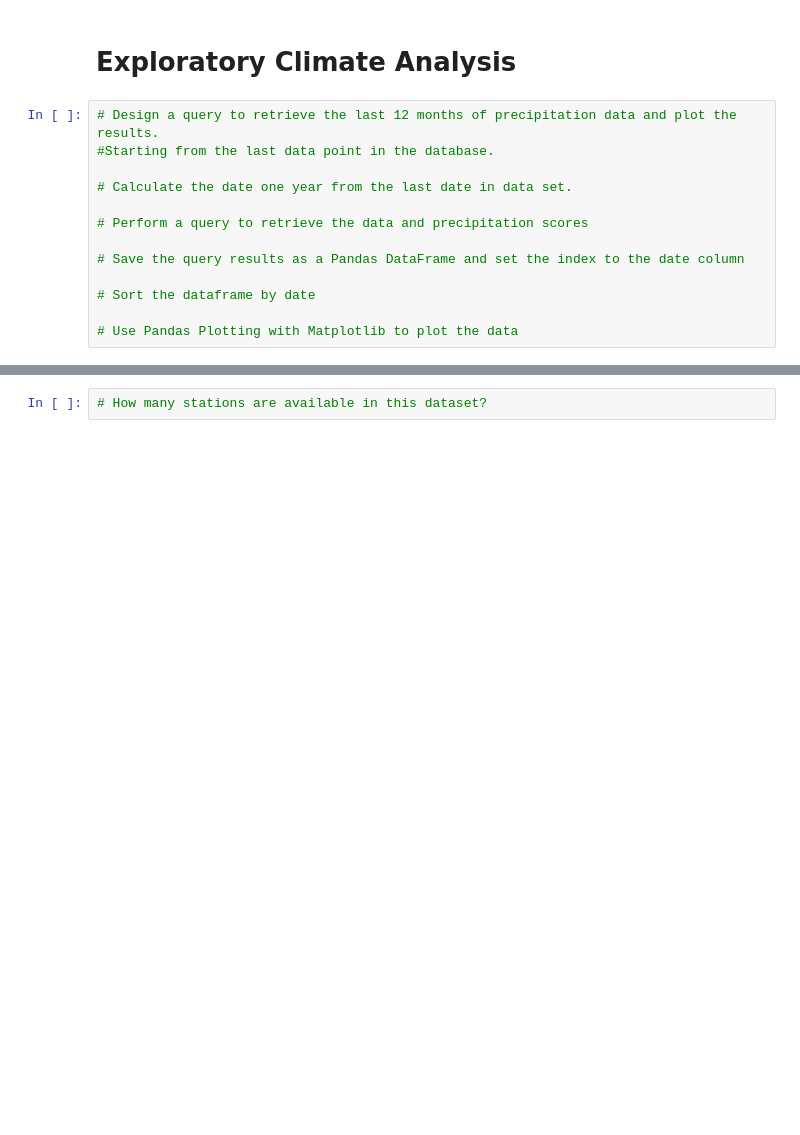
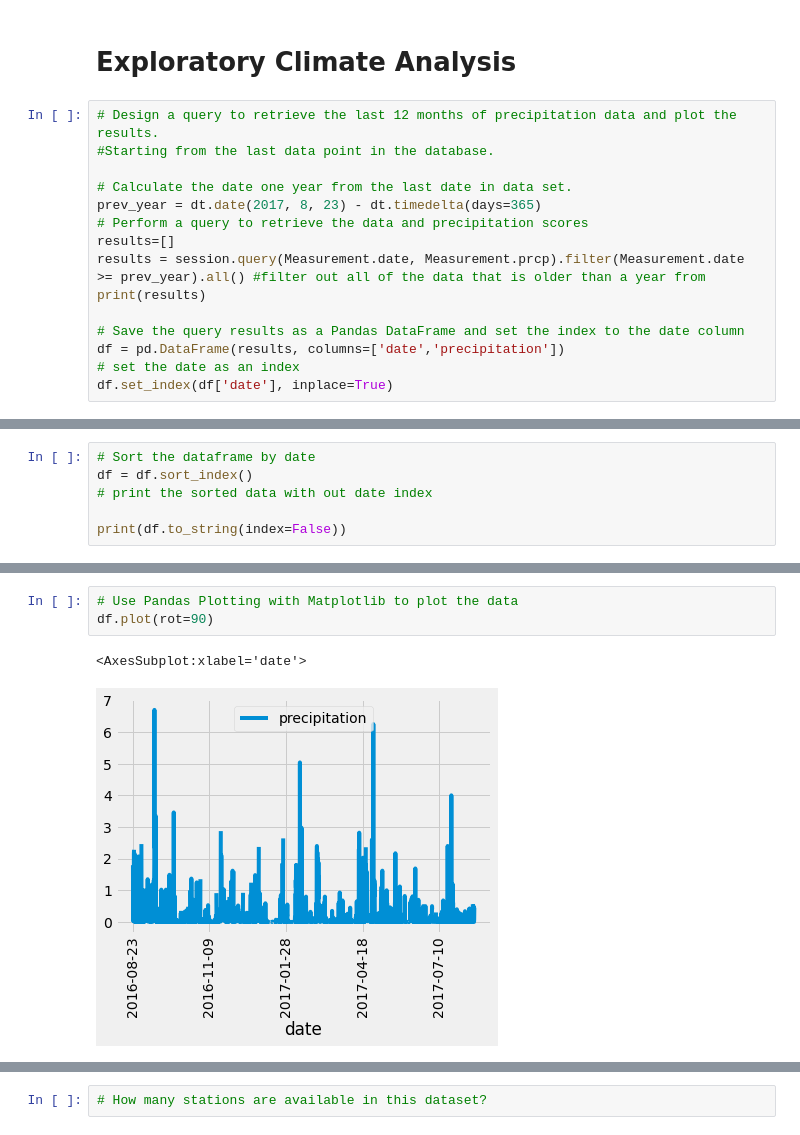
Before and after one commit to SiedHM/surfs_up, a Jupyter notebook: climate_analysis.ipynb, the cells around one changed output, grey strips where cells are left out. Saved outputs shown, nothing was run; the diff lists cells and outputs as text; blank space fills up the shorter version.

```diff
--- a/climate_analysis.ipynb
+++ b/climate_analysis.ipynb
@@ -44,11 +42,13 @@ session = Session(engine)
 #Starting from the last data point in the database.
 
 # Calculate the date one year from the last date in data set.
-
+prev_year = dt.date(2017, 8, 23) - dt.timedelta(days=365)
 # Perform a query to retrieve the data and precipitation scores
+results=[]
+results = session.query(Measurement.date, Measurement.prcp).filter(Measurement.date >= prev_year).all() #filter out all of the data that is older than a year from
+print(results)
 
 # Save the query results as a Pandas DataFrame and set the index to the date column
-
-# Sort the dataframe by date
-
-# Use Pandas Plotting with Matplotlib to plot the data
+df = pd.DataFrame(results, columns=['date','precipitation'])
+# set the date as an index
+df.set_index(df['date'], inplace=True)
@@ -54,0 +111,6 @@ session = Session(engine)
+# %%
+# Sort the dataframe by date
+df = df.sort_index()
+# print the sorted data with out date index
+
+print(df.to_string(index=False))
@@ -55,2 +135,8 @@ session = Session(engine)
+# %%
+# Use Pandas Plotting with Matplotlib to plot the data
+df.plot(rot=90)
+# %% [output]
+<AxesSubplot:xlabel='date'>
+[figure, added]
 # %%
 # Use Pandas to calcualte the summary statistics for the precipitation data
```
Also changed, not shown: parts of 6 cells of this notebook, 1 other file.
